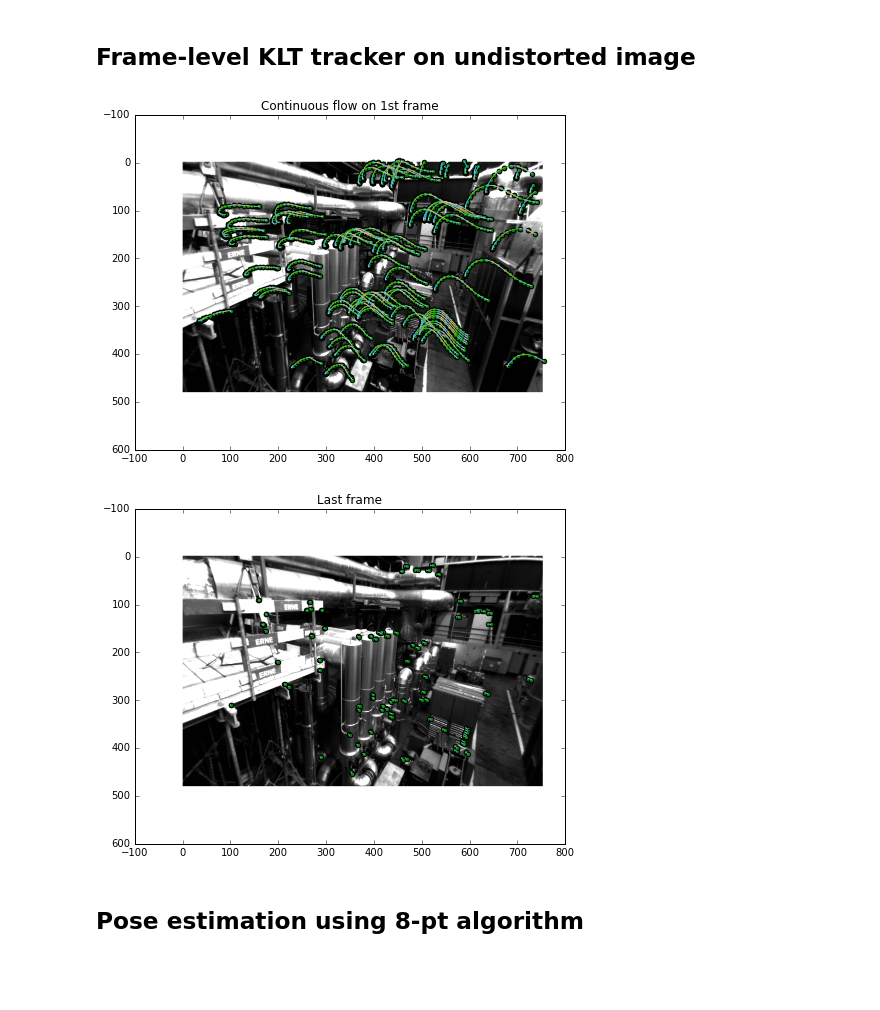
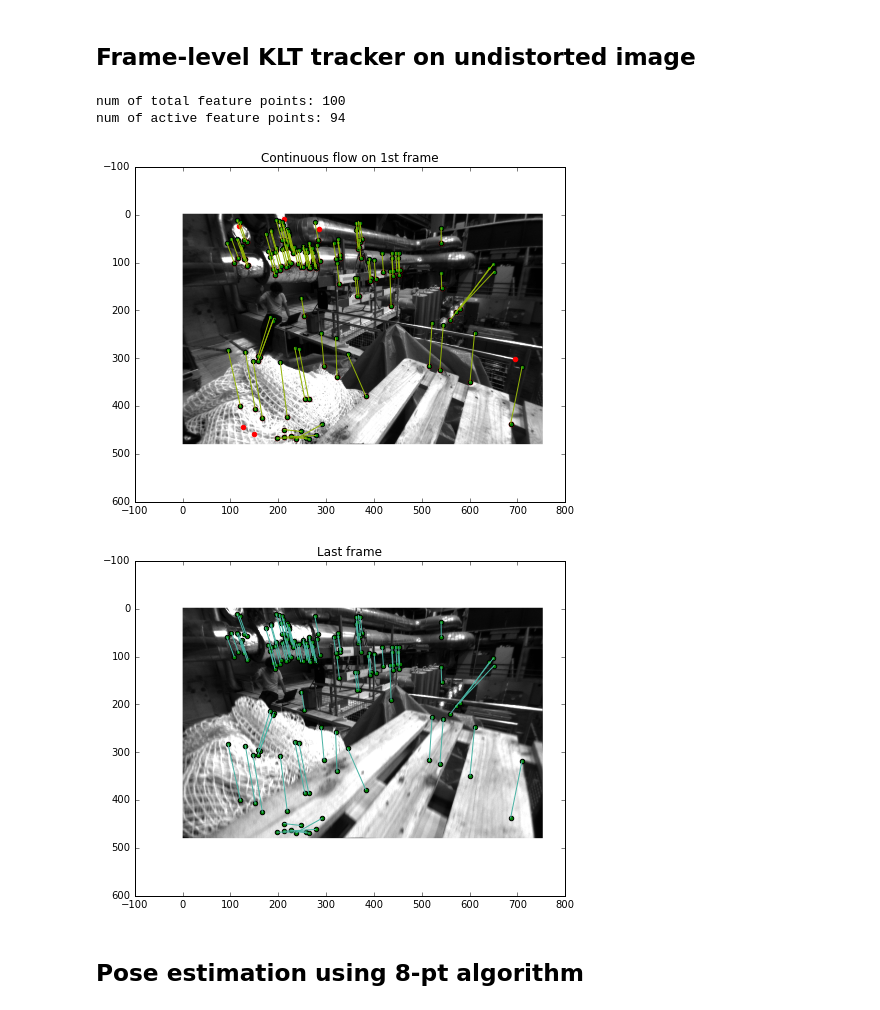
Before and after one commit to jinchenglee/EuRoC_MAV_dataset_tools, a Jupyter notebook: KLT_on_EuRoc_MAV_dataset.ipynb, the cells around one changed output. Cells and saved outputs as stored; diff of their text form; code cells hidden in the pictures; blank space fills up the shorter version.

```diff
--- a/KLT_on_EuRoc_MAV_dataset.ipynb
+++ b/KLT_on_EuRoc_MAV_dataset.ipynb
@@ -389,7 +374,7 @@ lk_params = dict( winSize  = (15,15),
 cam0_img_list = np.sort(glob.glob(basedir+'mav0/cam0/data/*.png'))
 
 # No of frames to process
-frame_range = range(1050, 1070, 1)
+frame_range = range(0, 8, 7)
 
 #-------------
 # Processing cam
@@ -423,6 +408,8 @@ for fr in frame_range:
     # First frame, mark feature
     if fr==frame_range[0]:
         p0 = cv2.goodFeaturesToTrack(cam0, mask = None, **feature_params)
+        # Save the very first set of features
+        good_ori = p0.copy()
         plt.scatter(p0[:,:,0], p0[:,:,1], marker='o', color='r')
 
     # Draw flow
@@ -442,37 +429,42 @@ for fr in frame_range:
                             [good_old[idx,1], good_new[idx,1]],
                             linestyle='-', color=cur_rand_color)
 
-        p0 = good_new.reshape(-1,1,2)
+        #<<hack>> p0 = good_new.reshape(-1,1,2)
+        p0 = p1.reshape(-1,1,2)
+        print("num of total feature points:", p0.shape[0])
+        print("num of active feature points:", good_new.shape[0])
 
     old_cam0 = cam0.copy()
 
     # Save pyplot image
     plt.savefig(str(fr).zfill(3)+'.png')
 
 # Show the image with continuous flow
 plt.show()
 
 # Draw last frame
 plt.figure(figsize=figsize)
 plt.imshow(cam0, cmap='gray')
 plt.title("Last frame")
 plt.scatter(good_old[:,0], good_old[:,1], linestyle='-', c='g')
 plt.scatter(good_new[:,0], good_new[:,1], linestyle='-', c='g')
 cur_rand_color = (np.random.rand(),0.7, np.random.rand(),1.0)
 
 for idx in range(good_old.shape[0]):
     plt.plot([good_old[idx,0], good_new[idx,0]],
                     [good_old[idx,1], good_new[idx,1]],
                     linestyle='-', color=cur_rand_color)
 plt.show()
 
     # Use opencv to show image
     #cv2.imshow('cam0',cam0)
     #k = cv2.waitKey(-1)
     #cv2.destroyAllWindows()
 # %% [output]
+num of total feature points: 100
+num of active feature points: 94
-[figure, old version]
+[figure, new version]
-[figure, old version]
+[figure, new version]
 # %% [markdown]
 ## Pose estimation using 8-pt algorithm
 # %% [markdown]
```
Also changed, not shown: parts of 6 cells of this notebook.
